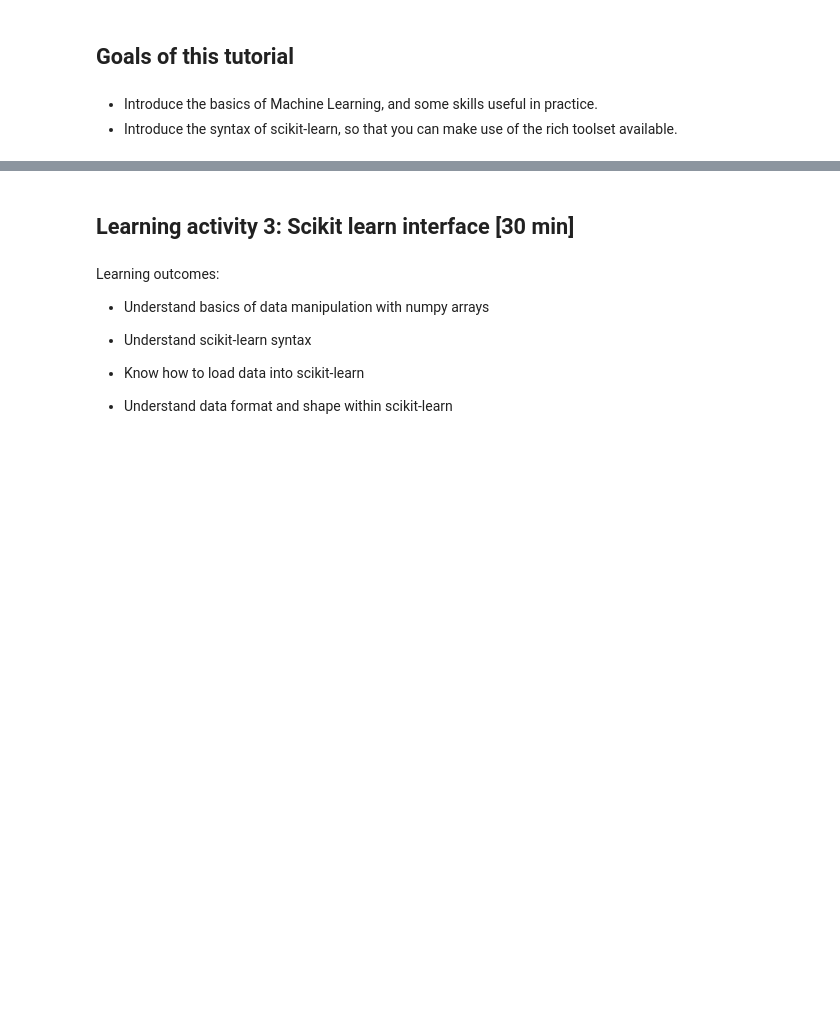
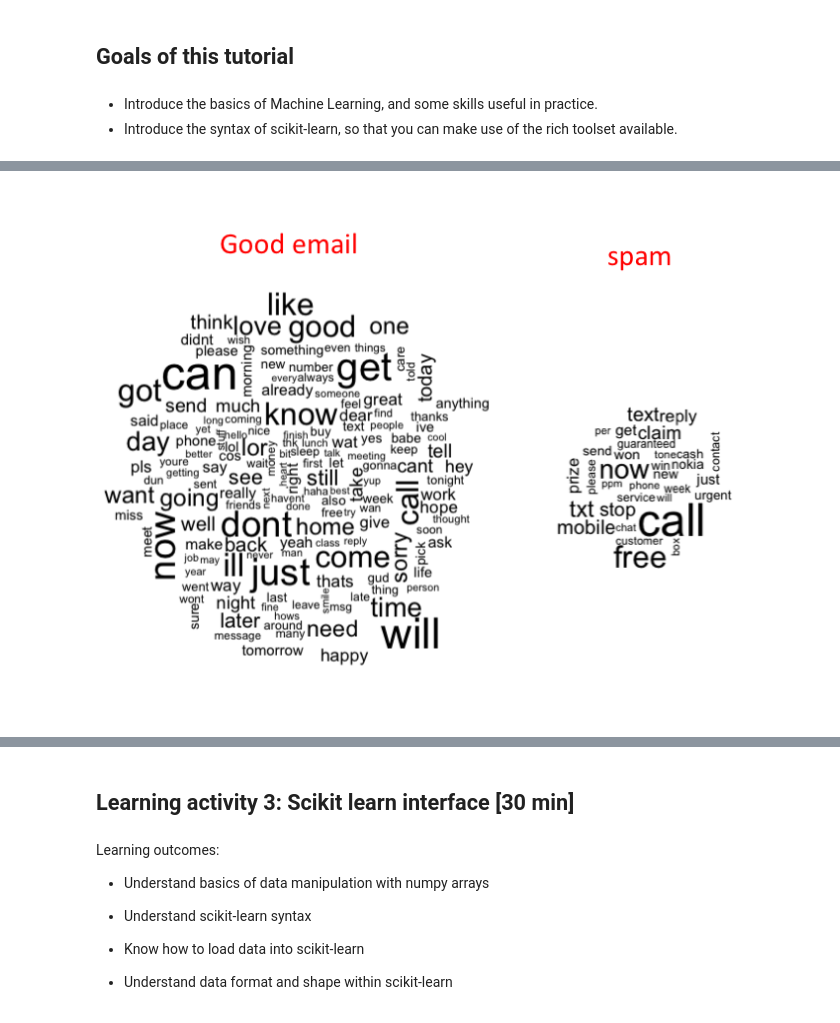
Before and after one commit to HolgerKunz/machine_learning_cca1, a Jupyter notebook: Module0.ipynb, the cells around one changed output, grey strips where cells are left out. Saved outputs shown, nothing was run; the diff lists cells and outputs as text; code cells hidden in the pictures; blank space fills up the shorter version.

```diff
--- a/Module0.ipynb
+++ b/Module0.ipynb
@@ -51,0 +40,5 @@ Decision trees; Support vector machines; Random Forests; K-nearest neighbour; Na
+# %%
+from IPython.display import display, Image
+display(Image(filename='images/spam_wordcloud.png'))
+# %% [output]
+[figure, added]
```
Also changed, not shown: parts of 58 cells of this notebook, 19 other files.
